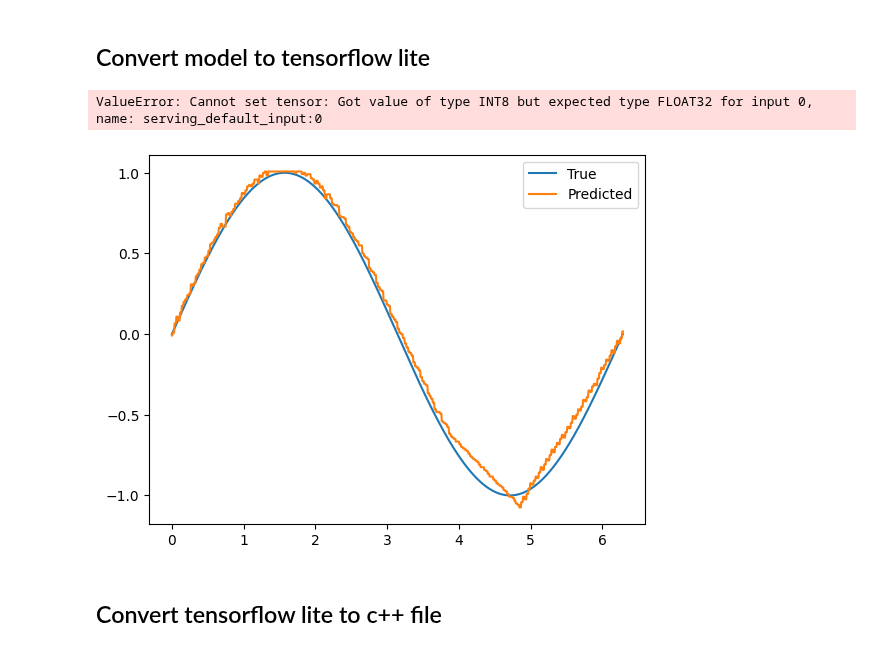
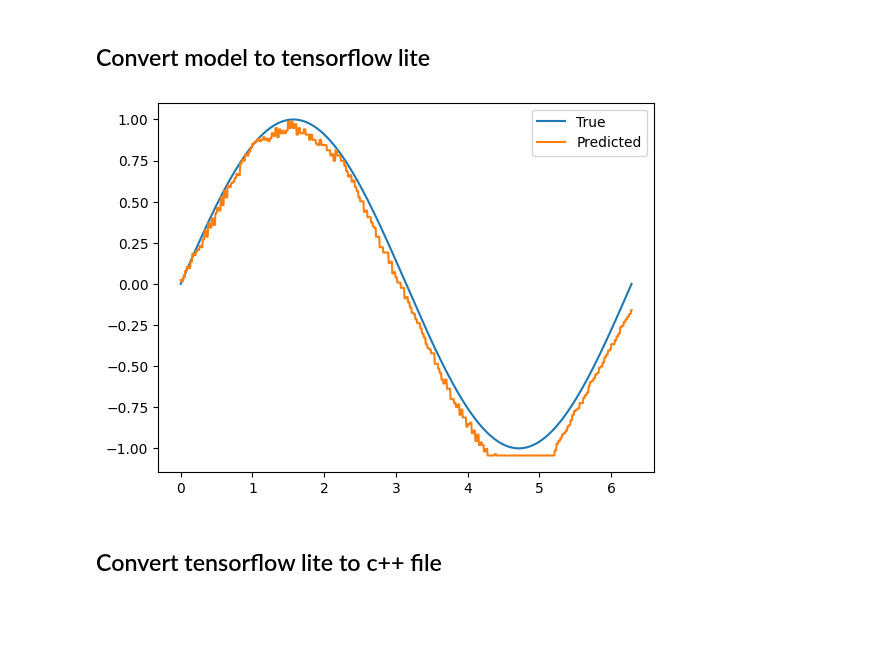
Before and after one commit to runeharlyk/SpotMicroESP32-Leika, a Jupyter notebook: esp32/neural_network.ipynb, the cells around one changed output. Drawn from its saved outputs; the diff is of its cells as text; code cells hidden in the pictures; blank space fills up the shorter version.

Commit message:
🤖 Fixes model input type

```diff
--- a/esp32/neural_network.ipynb
+++ b/esp32/neural_network.ipynb
@@ -16,9 +16,9 @@ x_train = torch.tensor(x, dtype=torch.float32).view(-1, 1)
 y_train = torch.tensor(y, dtype=torch.float32).view(-1, 1)
 
 model = nn.Sequential(
-    nn.Linear(1, 50),
+    nn.Linear(1, 16),
     nn.ReLU(),
-    nn.Linear(50, 1)
+    nn.Linear(16, 1)
 )
 
 criterion = nn.MSELoss()
@@ -102,14 +106,14 @@ INFO:tensorflow:Assets written to: model_tf\assets
 # %%
 def convert_tensorflow_to_tensorflow_lite(tf_model_path = 'model_tf', tflite_model_path = 'model.tflite'):
     def representative_dataset_gen():
-        for i in range(1000):  # Generate 100 samples
+        for i in range(1000):  # Generate 1000 samples
             yield [np.array([x[i]], dtype=np.float32)]
     converter = tf.lite.TFLiteConverter.from_saved_model(tf_model_path)
     converter.optimizations = [tf.lite.Optimize.DEFAULT]
     converter.representative_dataset = representative_dataset_gen
-    converter.target_spec.supported_ops = [tf.lite.OpsSet.TFLITE_BUILTINS_INT8]
-    converter.inference_input_type = tf.int8
-    converter.inference_output_type = tf.int8
+    # converter.target_spec.supported_ops = [tf.lite.OpsSet.TFLITE_BUILTINS_INT8]
+    # converter.inference_input_type = tf.int8
+    # converter.inference_output_type = tf.int8
     tflite_model = converter.convert()
 
     with open(tflite_model_path, 'wb') as f:
@@ -117,29 +121,27 @@ def convert_tensorflow_to_tensorflow_lite(tf_model_path = 'model_tf', tflite_mod
 
 tflite_model_path = 'model.tflite'
 convert_tensorflow_to_tensorflow_lite(tf_model_path, tflite_model_path)
-# %% [output]
-ValueError: Cannot set tensor: Got value of type INT8 but expected type FLOAT32 for input 0, name: serving_default_input:0
 # %%
 def test_tf_lite_model(tflite_model_path = 'model.tflite'):
     interpreter = tf.lite.Interpreter(model_path=tflite_model_path)
     interpreter.allocate_tensors()
     input_details = interpreter.get_input_details()
     output_details = interpreter.get_output_details()
 
     tf_lite_y_pred = np.zeros(y.shape)
     for idx, _x in enumerate(x):
-        input_data = np.array([[[[_x]]]])
+        input_data = np.array([[_x]])
 
         interpreter.set_tensor(input_details[0]['index'], input_data)
         interpreter.invoke()
-        output_data = interpreter.get_tensor(output_details[0]['index'])[0][0][0][0]
+        output_data = interpreter.get_tensor(output_details[0]['index'])[0][0]
         tf_lite_y_pred[idx] = output_data
 
     plot_pred(x, y, tf_lite_y_pred)
 
 test_tf_lite_model()
 # %% [output]
-[figure, old version]
+[figure, new version]
 # %% [markdown]
 ## Convert tensorflow lite to c++ file
 # %%
```
Also changed, not shown: parts of 5 cells of this notebook, 2 other files.
